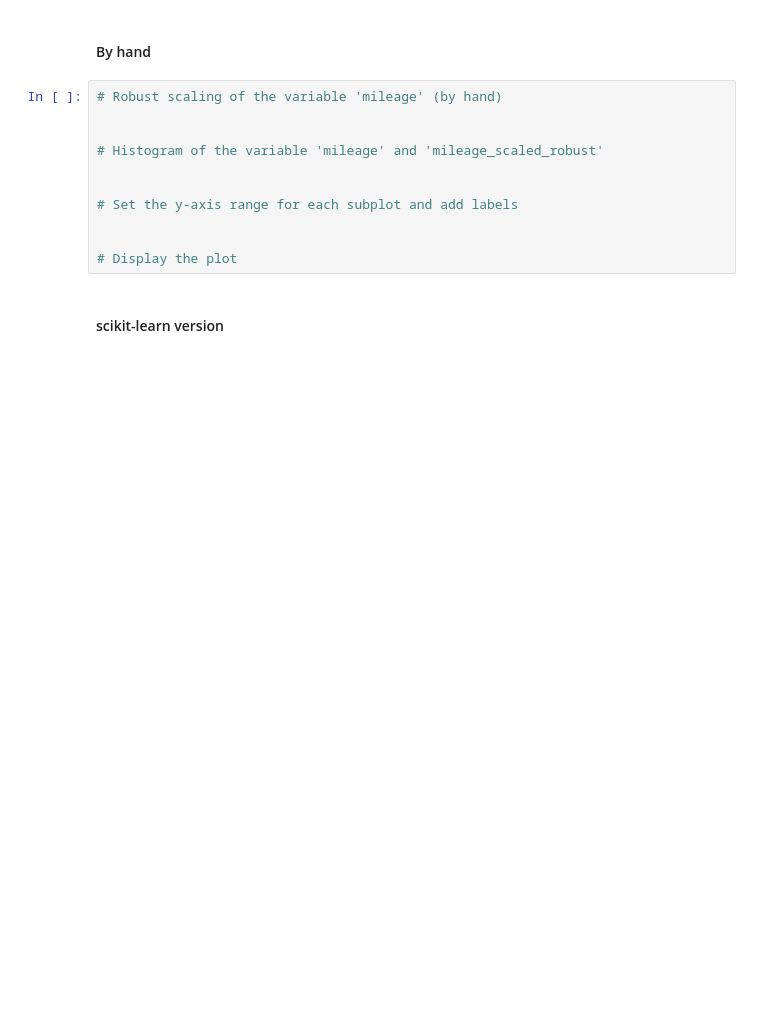
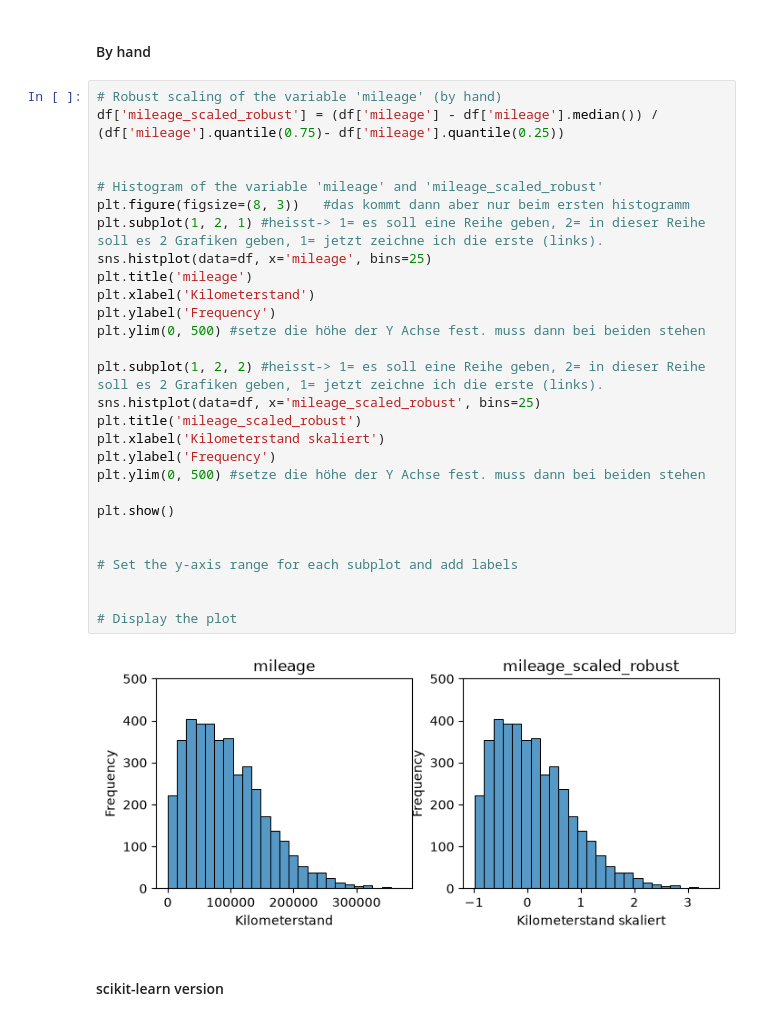
Before and after one commit to Ruzica12344/python_data_preparation, a Jupyter notebook: advanced_data_preparation_car_data.ipynb, the cells around one changed output. Cells and saved outputs as stored; diff of their text form; blank space fills up the shorter version.

```diff
--- a/advanced_data_preparation_car_data.ipynb
+++ b/advanced_data_preparation_car_data.ipynb
@@ -518,15 +554,34 @@ Höhe der Balken	bis ca. 400
 #### By hand
 # %%
 # Robust scaling of the variable 'mileage' (by hand)
+df['mileage_scaled_robust'] = (df['mileage'] - df['mileage'].median()) / (df['mileage'].quantile(0.75)- df['mileage'].quantile(0.25))
 
 
 # Histogram of the variable 'mileage' and 'mileage_scaled_robust'
+plt.figure(figsize=(8, 3))   #das kommt dann aber nur beim ersten histogramm
+plt.subplot(1, 2, 1) #heisst-> 1= es soll eine Reihe geben, 2= in dieser Reihe soll es 2 Grafiken geben, 1= jetzt zeichne ich die erste (links).
+sns.histplot(data=df, x='mileage', bins=25)
+plt.title('mileage')
+plt.xlabel('Kilometerstand')
+plt.ylabel('Frequency')
+plt.ylim(0, 500) #setze die höhe der Y Achse fest. muss dann bei beiden stehen
+
+plt.subplot(1, 2, 2) #heisst-> 1= es soll eine Reihe geben, 2= in dieser Reihe soll es 2 Grafiken geben, 1= jetzt zeichne ich die erste (links).
+sns.histplot(data=df, x='mileage_scaled_robust', bins=25)
+plt.title('mileage_scaled_robust')
+plt.xlabel('Kilometerstand skaliert')
+plt.ylabel('Frequency')
+plt.ylim(0, 500) #setze die höhe der Y Achse fest. muss dann bei beiden stehen
+
+plt.show()
 
 
 # Set the y-axis range for each subplot and add labels
 
 
 # Display the plot
+# %% [output]
+[figure, added]
 # %% [markdown]
 #### scikit-learn version
 # %%
```
Also changed, not shown: parts of 19 cells of this notebook.
